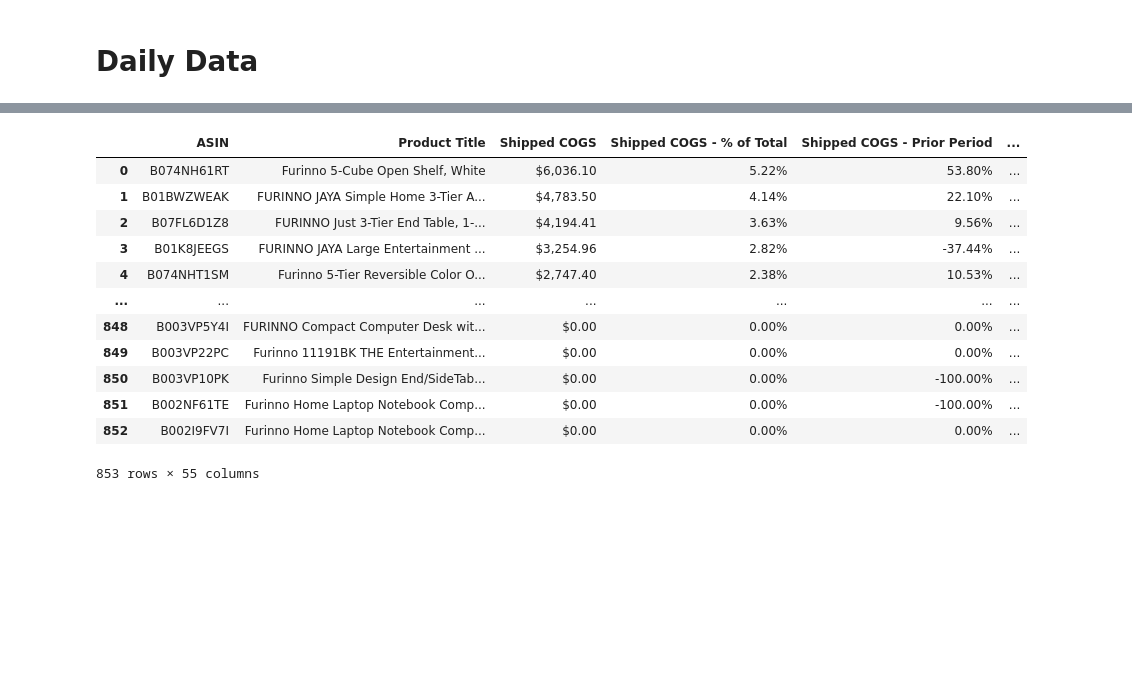
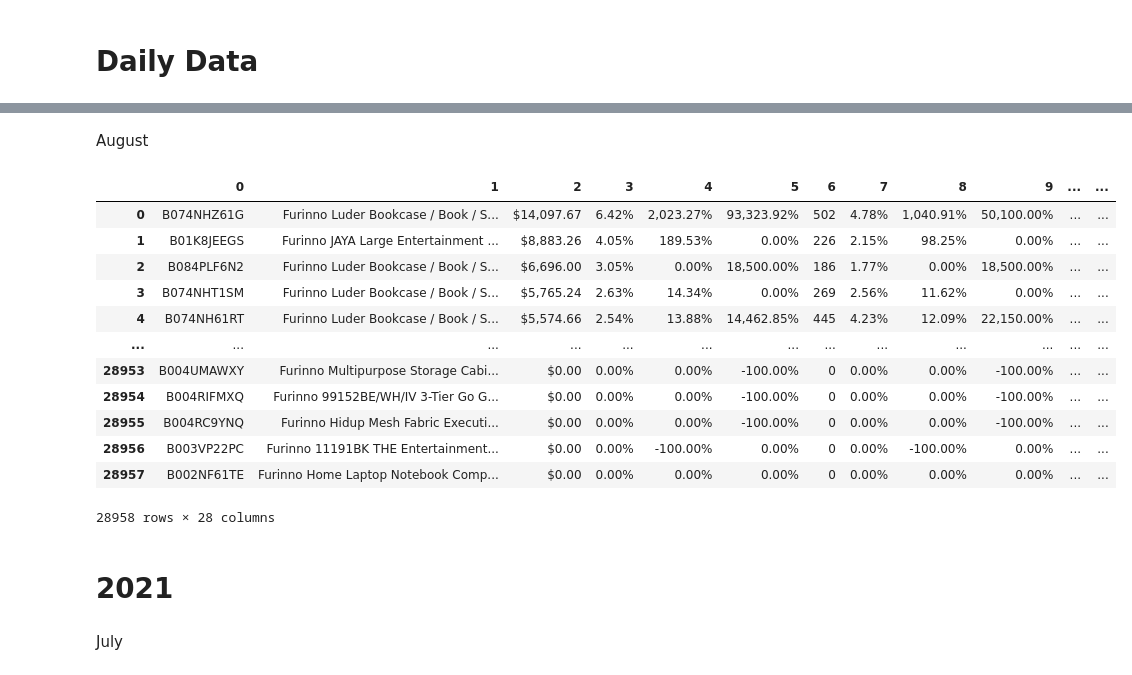
Before and after one commit to Henchen99/Furinno-MLaas, a Jupyter notebook: Furinno_MLaaS.ipynb, the cells around one changed output, grey strips where cells are left out. Cells and saved outputs as stored; diff of their text form; code cells hidden in the pictures; blank space fills up the shorter version.

```diff
--- a/Furinno_MLaaS.ipynb
+++ b/Furinno_MLaaS.ipynb
@@ -97,0 +185,7 @@ sales_diagnostic_2018_09
+# %%
+df_July_22 = pd.DataFrame()
+for excel_files, date in zip(excel_file_list, daterange):
+     if excel_files.endswith(".csv"):
+        df1 = pd.read_csv(input_file_path + excel_files, header=None, skiprows=2)
+        df1['date'] = date
+        df_July_22 = df_July_22.append(df1,ignore_index=True)
@@ -98 +195,36 @@ sales_diagnostic_2018_09
+# %% [markdown]
+August
+# %%
+input_file_path = "/content/drive/MyDrive/Furinno MLaaS/Sales Diagnostic (Daily)/2022/August 2022/"
+excel_file_list = os.listdir(input_file_path)
+# %%
+daterange = pd.date_range(start='8/1/2022', end='8/31/2022')
+# %%
+df_Aug_22 = pd.DataFrame()
+for excel_files, date in zip(excel_file_list, daterange):
+     if excel_files.endswith(".csv"):
+        df1 = pd.read_csv(input_file_path + excel_files, header=None, skiprows=2)
+        df1['date'] = date
+        df_Aug_22 = df_Aug_22.append(df1,ignore_index=True)
+# %%
+df_Aug_22
+# df_Aug_22.to_csv('aug_2022.csv') # refresh files and you can find the saved file at the bottom
+# %% [output]
+|  | 0 | 1 | 2 | 3 | 4 | 5 | 6 | 7 | 8 | 9 | ... | ... |
+| 0 | B074NHZ61G | Furinno Luder Bookcase / Book / S... | $14,097.67 | 6.42% | 2,023.27% | 93,323.92% | 502 | 4.78% | 1,040.91% | 50,100.00% | ... | ... |
+| 1 | B01K8JEEGS | Furinno JAYA Large Entertainment ... | $8,883.26 | 4.05% | 189.53% | 0.00% | 226 | 2.15% | 98.25% | 0.00% | ... | ... |
+| 2 | B084PLF6N2 | Furinno Luder Bookcase / Book / S... | $6,696.00 | 3.05% | 0.00% | 18,500.00% | 186 | 1.77% | 0.00% | 18,500.00% | ... | ... |
+| 3 | B074NHT1SM | Furinno Luder Bookcase / Book / S... | $5,765.24 | 2.63% | 14.34% | 0.00% | 269 | 2.56% | 11.62% | 0.00% | ... | ... |
+| 4 | B074NH61RT | Furinno Luder Bookcase / Book / S... | $5,574.66 | 2.54% | 13.88% | 14,462.85% | 445 | 4.23% | 12.09% | 22,150.00% | ... | ... |
+| ... | ... | ... | ... | ... | ... | ... | ... | ... | ... | ... | ... | ... |
+| 28953 | B004UMAWXY | Furinno Multipurpose Storage Cabi... | $0.00 | 0.00% | 0.00% | -100.00% | 0 | 0.00% | 0.00% | -100.00% | ... | ... |
+| 28954 | B004RIFMXQ | Furinno 99152BE/WH/IV 3-Tier Go G... | $0.00 | 0.00% | 0.00% | -100.00% | 0 | 0.00% | 0.00% | -100.00% | ... | ... |
+| 28955 | B004RC9YNQ | Furinno Hidup Mesh Fabric Executi... | $0.00 | 0.00% | 0.00% | -100.00% | 0 | 0.00% | 0.00% | -100.00% | ... | ... |
+| 28956 | B003VP22PC | Furinno 11191BK THE Entertainment... | $0.00 | 0.00% | -100.00% | 0.00% | 0 | 0.00% | -100.00% | 0.00% | ... | ... |
+| 28957 | B002NF61TE | Furinno Home Laptop Notebook Comp... | $0.00 | 0.00% | 0.00% | 0.00% | 0 | 0.00% | 0.00% | 0.00% | ... | ... |
+28958 rows × 28 columns
+# %% [markdown]
+# 2021
+# %% [markdown]
+July
 # %%
@@ -100,16 +232,0 @@ sales_diagnostic_daily_2021_07_01 = pd.read_csv('/content/drive/MyDrive/Furinno
-# %%
-sales_diagnostic_daily_2021_07_01
-# %% [output]
-|  | ASIN | Product Title | Shipped COGS | Shipped COGS - % of Total | Shipped COGS - Prior Period | ... |
-| 0 | B074NH61RT | Furinno 5-Cube Open Shelf, White | $6,036.10 | 5.22% | 53.80% | ... |
-| 1 | B01BWZWEAK | FURINNO JAYA Simple Home 3-Tier A... | $4,783.50 | 4.14% | 22.10% | ... |
-| 2 | B07FL6D1Z8 | FURINNO Just 3-Tier End Table, 1-... | $4,194.41 | 3.63% | 9.56% | ... |
-| 3 | B01K8JEEGS | FURINNO JAYA Large Entertainment ... | $3,254.96 | 2.82% | -37.44% | ... |
-| 4 | B074NHT1SM | Furinno 5-Tier Reversible Color O... | $2,747.40 | 2.38% | 10.53% | ... |
-| ... | ... | ... | ... | ... | ... | ... |
-| 848 | B003VP5Y4I | FURINNO Compact Computer Desk wit... | $0.00 | 0.00% | 0.00% | ... |
-| 849 | B003VP22PC | Furinno 11191BK THE Entertainment... | $0.00 | 0.00% | 0.00% | ... |
-| 850 | B003VP10PK | Furinno Simple Design End/SideTab... | $0.00 | 0.00% | -100.00% | ... |
-| 851 | B002NF61TE | Furinno Home Laptop Notebook Comp... | $0.00 | 0.00% | -100.00% | ... |
-| 852 | B002I9FV7I | Furinno Home Laptop Notebook Comp... | $0.00 | 0.00% | 0.00% | ... |
-853 rows × 55 columns
```
Also changed, not shown: parts of 73 cells of this notebook.
